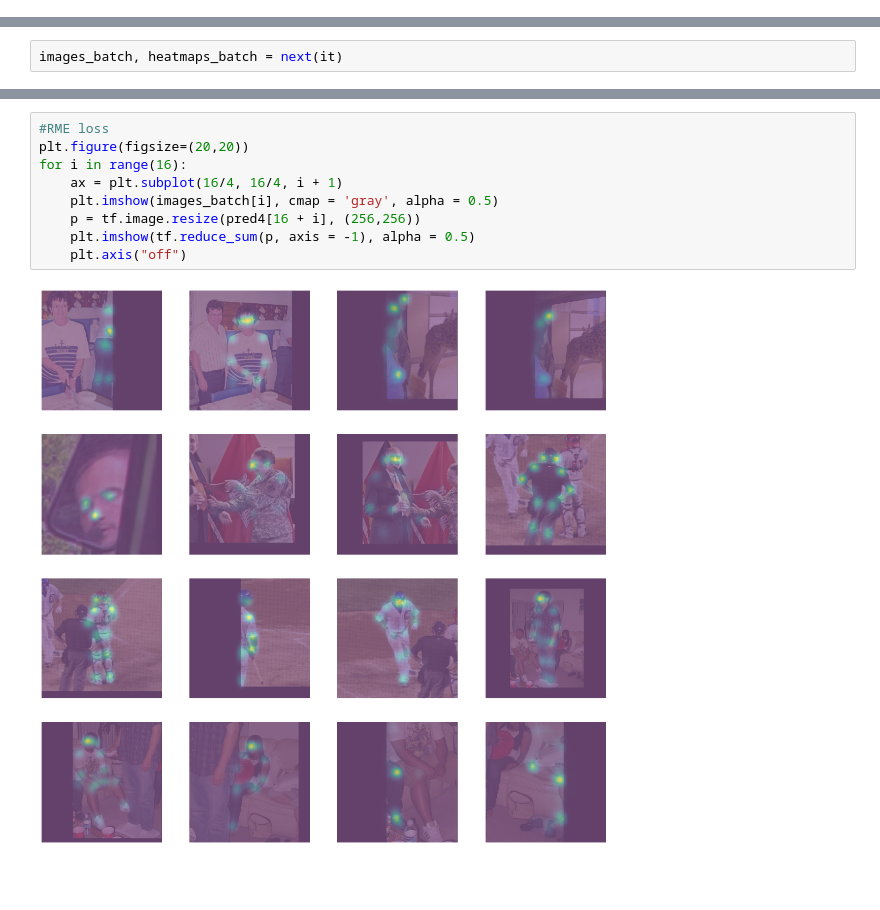
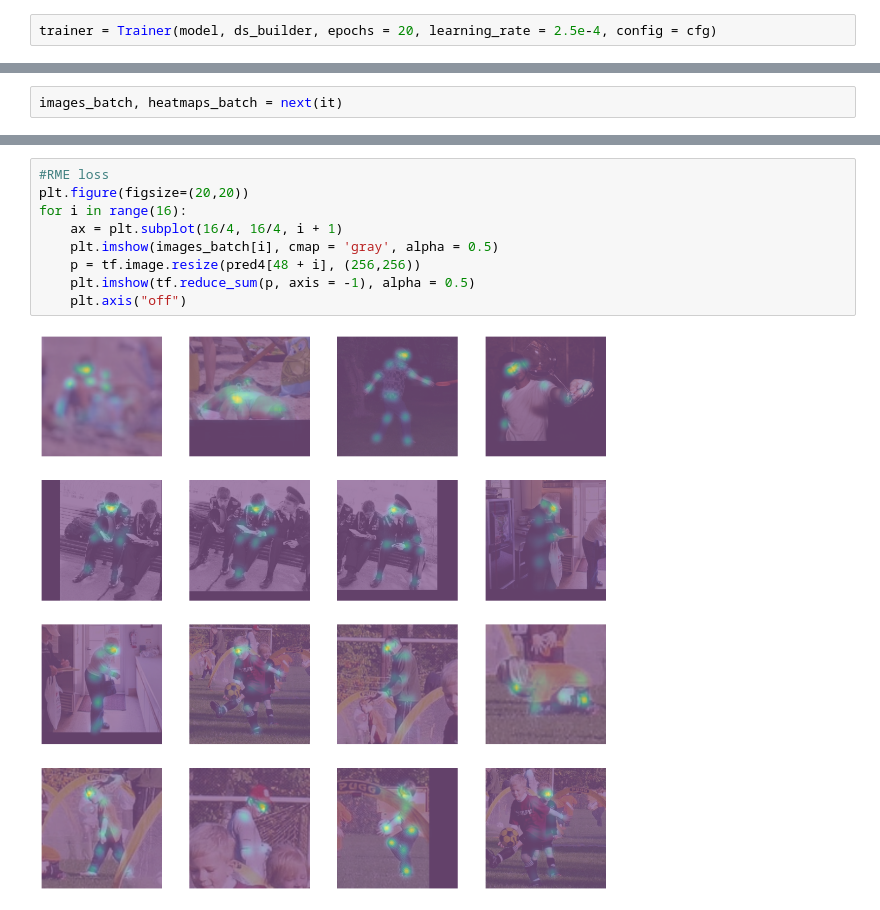
Before and after one commit to MindlessBoid/single-person-pose-estimation, a Jupyter notebook: Train.ipynb, the cells around one changed output, grey strips where cells are left out. Drawn from its saved outputs; the diff is of its cells as text; blank space fills up the shorter version.

Commit message:
Train 2 & 3, adjusted PrintLR callback, changed logs format and able to changed lr after loading weights.

```diff
--- a/Train.ipynb
+++ b/Train.ipynb
@@ -100,2 +150,4 @@ trainer = Trainer(model, ds_builder, epochs = 20, learning_rate = 0.005, config
+# %%
+trainer = Trainer(model, ds_builder, epochs = 20, learning_rate = 2.5e-4, config = cfg)
 # %%
 trainer.resume_training()
@@ -144,11 +217,11 @@ for i in range(16):
 # %%
 #RME loss
 plt.figure(figsize=(20,20))
 for i in range(16):
     ax = plt.subplot(16/4, 16/4, i + 1)
     plt.imshow(images_batch[i], cmap = 'gray', alpha = 0.5)
-    p = tf.image.resize(pred4[16 + i], (256,256))
+    p = tf.image.resize(pred4[48 + i], (256,256))
     plt.imshow(tf.reduce_sum(p, axis = -1), alpha = 0.5)
     plt.axis("off")
 # %% [output]
-[figure, old version]
+[figure, new version]
```
Also changed, not shown: parts of 11 cells of this notebook, 2 other files.
